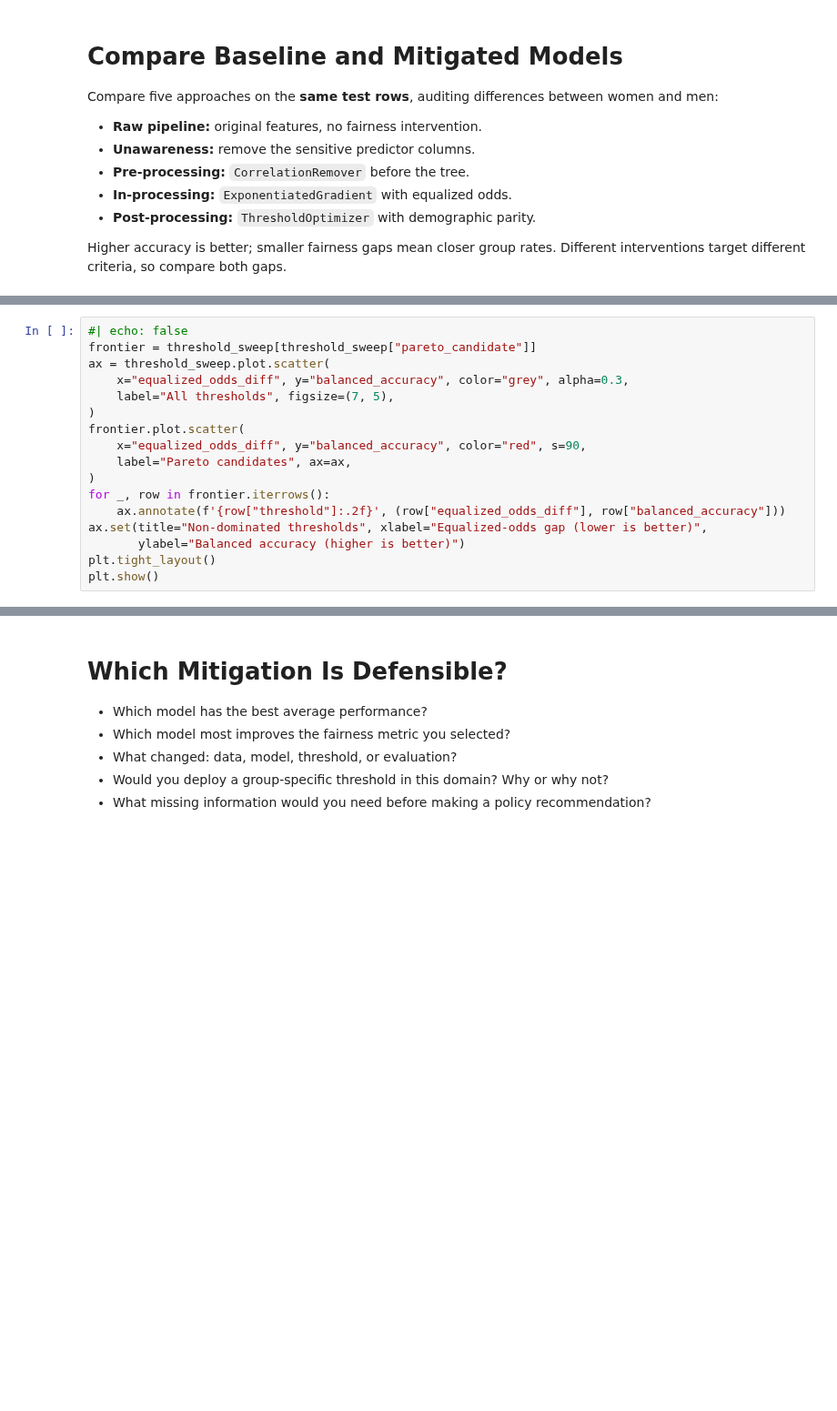
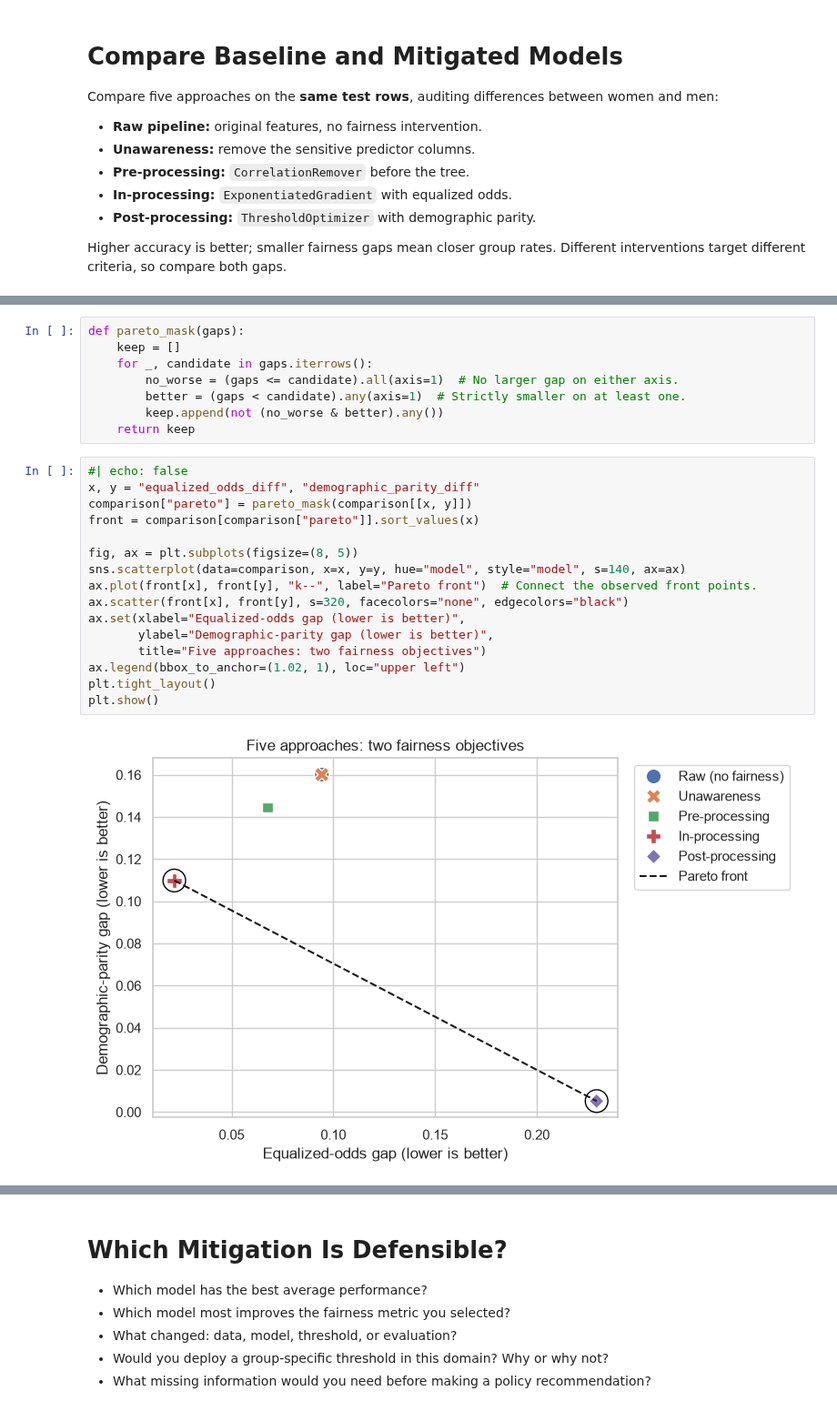
Before and after one commit to w4bo/AA2627-unibo-dcai, a Jupyter notebook: slides/lab-04-fairness.ipynb, the cells around one changed output, grey strips where cells are left out. Shown at 91% size. Saved outputs shown, nothing was run; the diff lists cells and outputs as text; blank space fills up the shorter version.

Commit message:
chore: working on fairness

```diff
--- a/slides/lab-04-fairness.ipynb
+++ b/slides/lab-04-fairness.ipynb
@@ -811,17 +884,0 @@ threshold_sweep.sort_values("scalarized_score", ascending=False).round(3)
-# %%
-#| echo: false
-frontier = threshold_sweep[threshold_sweep["pareto_candidate"]]
-ax = threshold_sweep.plot.scatter(
-    x="equalized_odds_diff", y="balanced_accuracy", color="grey", alpha=0.3,
-    label="All thresholds", figsize=(7, 5),
-)
-frontier.plot.scatter(
-    x="equalized_odds_diff", y="balanced_accuracy", color="red", s=90,
-    label="Pareto candidates", ax=ax,
-)
-for _, row in frontier.iterrows():
-    ax.annotate(f'{row["threshold"]:.2f}', (row["equalized_odds_diff"], row["balanced_accuracy"]))
-ax.set(title="Non-dominated thresholds", xlabel="Equalized-odds gap (lower is better)",
-       ylabel="Balanced accuracy (higher is better)")
-plt.tight_layout()
-plt.show()
@@ -849,0 +908,26 @@ plt.show()
+# %%
+def pareto_mask(gaps):
+    keep = []
+    for _, candidate in gaps.iterrows():
+        no_worse = (gaps <= candidate).all(axis=1)  # No larger gap on either axis.
+        better = (gaps < candidate).any(axis=1)  # Strictly smaller on at least one.
+        keep.append(not (no_worse & better).any())
+    return keep
+# %%
+#| echo: false
+x, y = "equalized_odds_diff", "demographic_parity_diff"
+comparison["pareto"] = pareto_mask(comparison[[x, y]])
+front = comparison[comparison["pareto"]].sort_values(x)
+
+fig, ax = plt.subplots(figsize=(8, 5))
+sns.scatterplot(data=comparison, x=x, y=y, hue="model", style="model", s=140, ax=ax)
+ax.plot(front[x], front[y], "k--", label="Pareto front")  # Connect the observed front points.
+ax.scatter(front[x], front[y], s=320, facecolors="none", edgecolors="black")
+ax.set(xlabel="Equalized-odds gap (lower is better)",
+       ylabel="Demographic-parity gap (lower is better)",
+       title="Five approaches: two fairness objectives")
+ax.legend(bbox_to_anchor=(1.02, 1), loc="upper left")
+plt.tight_layout()
+plt.show()
+# %% [output]
+[figure, added]
```
Also changed, not shown: parts of 67 cells of this notebook, 1 other file.
